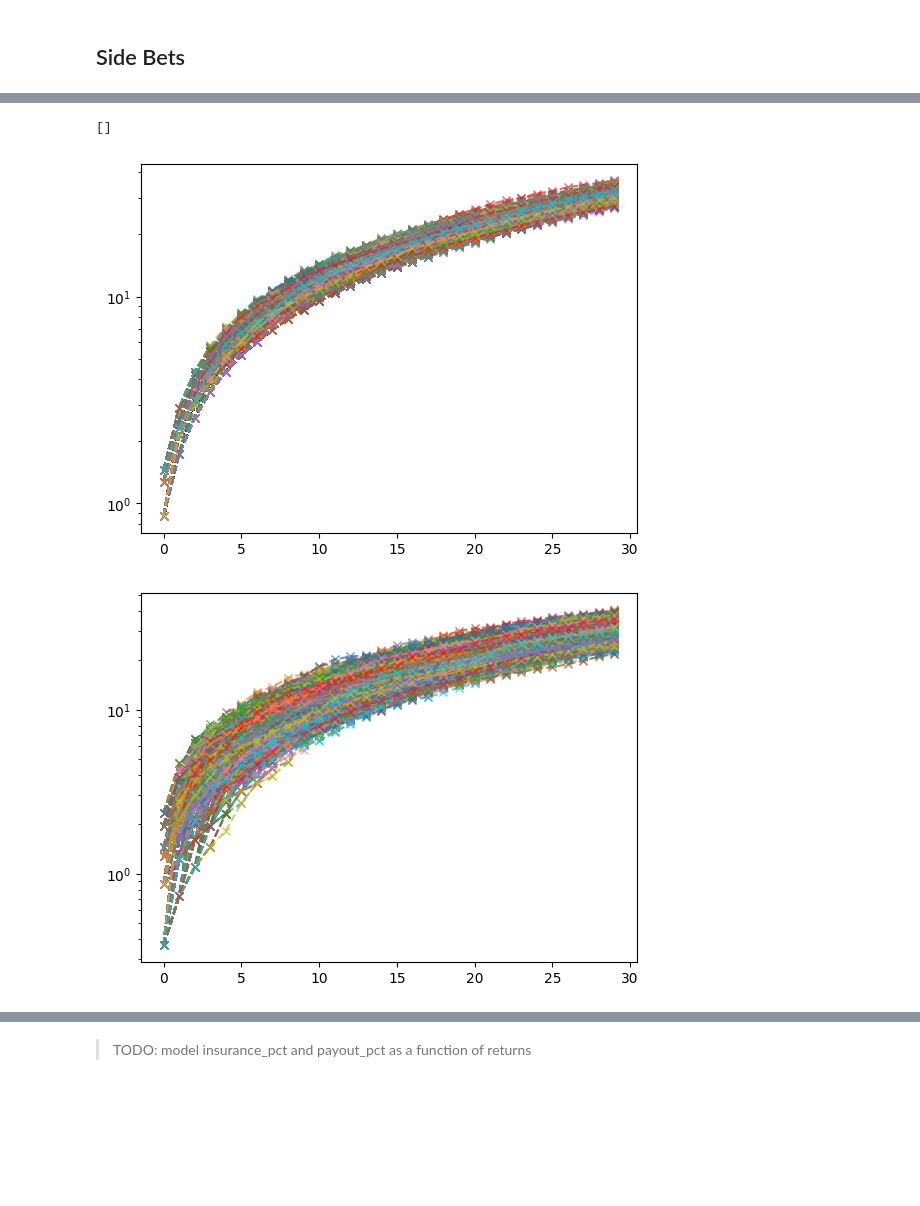
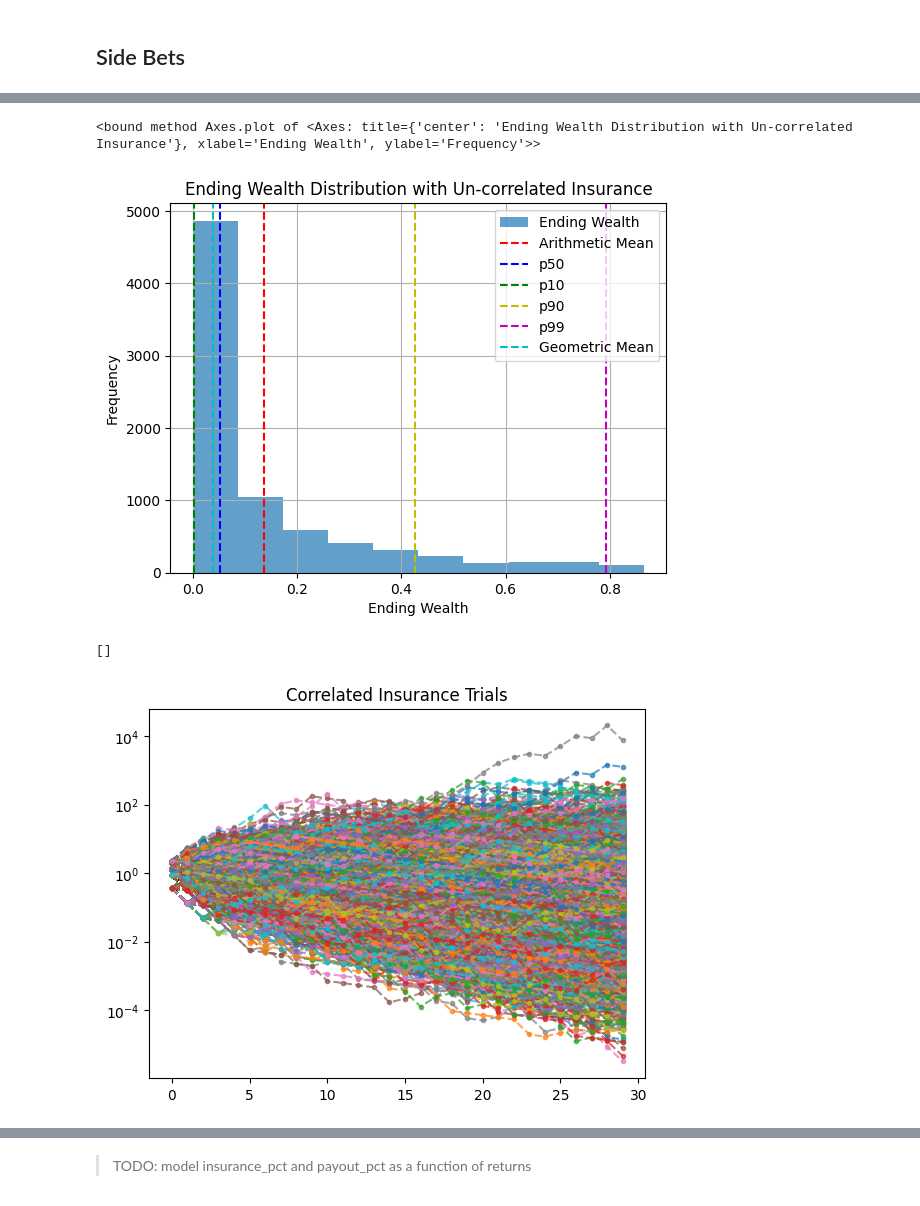
Before and after one commit to jovsa/safe-haven-reproduction, a Jupyter notebook: eternal_return.ipynb, the cells around one changed output, grey strips where cells are left out. Cells and saved outputs as stored; diff of their text form; code cells hidden in the pictures; blank space fills up the shorter version.

Commit message:
added pXX breakdowns for correlated and un-correleated bets

```diff
--- a/eternal_return.ipynb
+++ b/eternal_return.ipynb
@@ -152,16 +165,33 @@ Un-correlated Insurance Arithmetic CAGR: 2.80%
+# %%
+a = np.cumprod(un_correlated_insurance_trials, axis=1)
+a = list(a[:, -1])
+a = sorted(a)[:8000] # since it's fat tailed, let's cut off the top of the distribution.
+
+fig, ax = plt.subplots()
+ax.hist(a, 10, alpha=0.7, label='Ending Wealth')
+plt.axvline(x=np.mean(a), color='r', linestyle='--', label='Arithmetic Mean')
+plt.axvline(x=np.percentile(a, 50), color='b', linestyle='--', label='p50')
+plt.axvline(x=np.percentile(a, 10), color='g', linestyle='--', label='p10')
+plt.axvline(x=np.percentile(a, 90), color='y', linestyle='--', label='p90')
+plt.axvline(x=np.percentile(a, 99), color='m', linestyle='--', label='p99')
+plt.axvline(x=gmean(a), linestyle='--', color='c', label='Geometric Mean')
+ax.set_xlabel('Ending Wealth')
+ax.set_ylabel('Frequency')
+ax.set_title('Ending Wealth Distribution with Un-correlated Insurance')
+ax.plot()
+ax.grid()
+ax.legend()
+ax.plot
+# %% [output]
+<bound method Axes.plot of <Axes: title={'center': 'Ending Wealth Distribution with Un-correlated Insurance'}, xlabel='Ending Wealth', ylabel='Frequency'>>
+[figure, added]
 # %%
-a = np.cumsum(correlated_insurance_trials, axis=1)
+a = np.cumprod(un_correlated_insurance_trials, axis=1)
 fig, ax = plt.subplots()
-ax.plot(np.arange(n_rolls), a.T, alpha=0.7, marker = 'x', linestyle='--')
+ax.plot(np.arange(n_rolls), a.T, alpha=0.7, marker = '.', linestyle='--')
 ax.set_yscale('log')
+ax.set_title("Correlated Insurance Trials")
 ax.plot()
-
-a = np.cumsum(un_correlated_insurance_trials, axis=1)
-fig, ax = plt.subplots()
-ax.plot(np.arange(n_rolls), a.T, alpha=0.7, marker = 'x', linestyle='--')
-ax.set_yscale('log')
-ax.plot()
 # %% [output]
 []
-[figure, old version]
+[figure, new version]
-[figure, removed]
```
Also changed, not shown: parts of 4 cells of this notebook.
